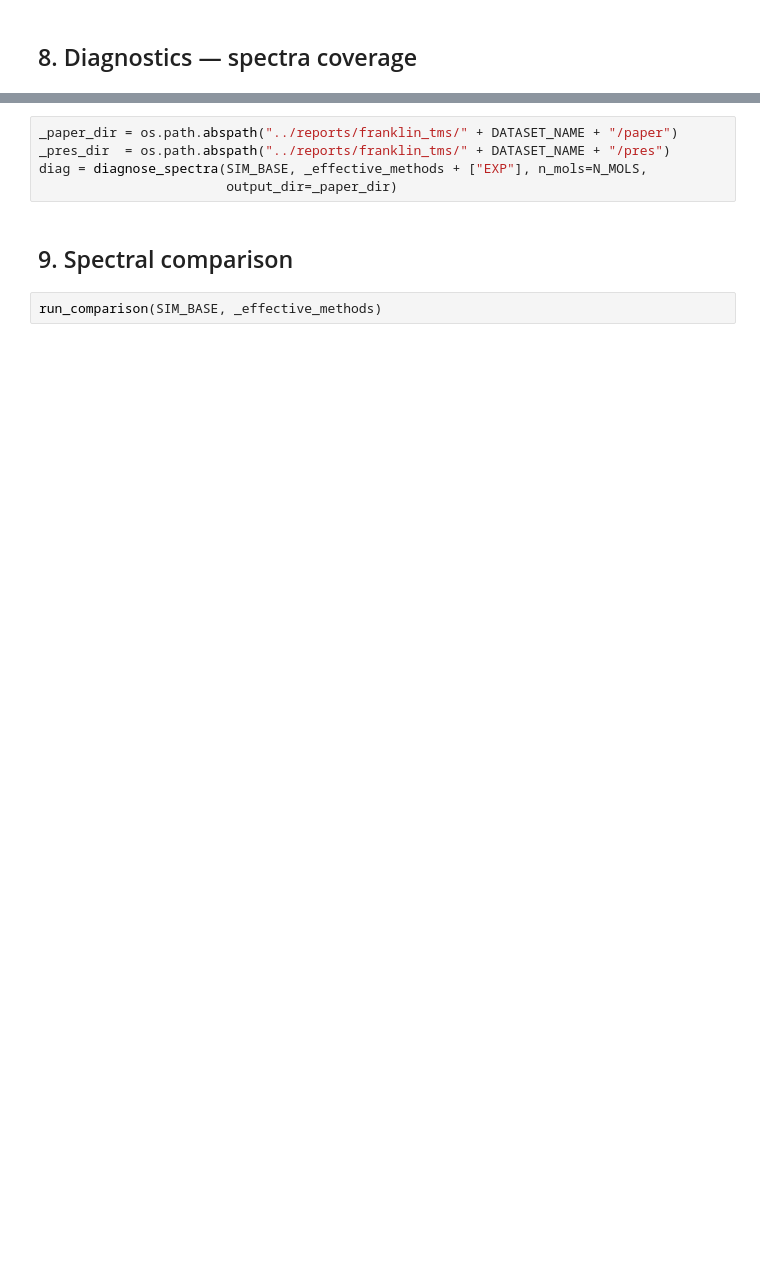
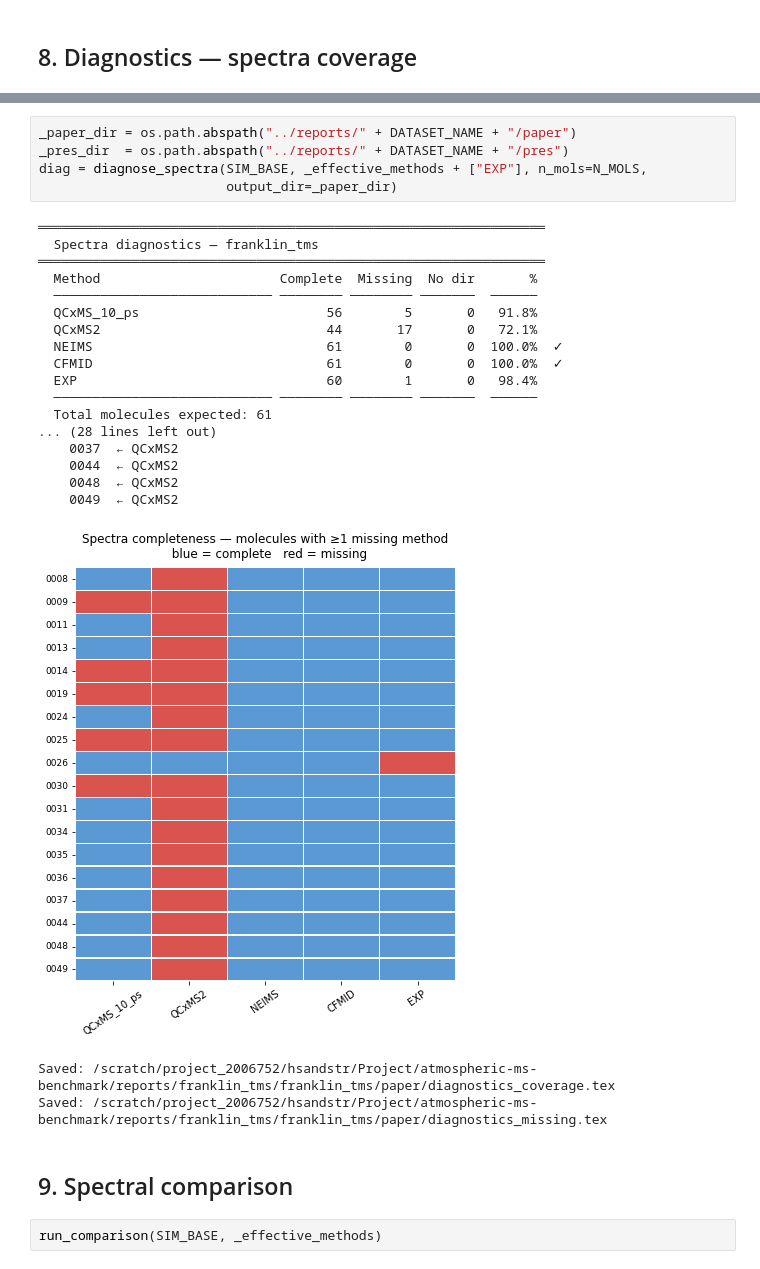
Before and after one commit to hilsan/atmospheric-ms-benchmark, a Jupyter notebook: notebook/2_Franklin_TMS.ipynb, the cells around one changed output, grey strips where cells are left out. Cells and saved outputs as stored; diff of their text form; blank space fills up the shorter version.

```diff
--- a/notebook/2_Franklin_TMS.ipynb
+++ b/notebook/2_Franklin_TMS.ipynb
@@ -274,8 +349,29 @@ print(sys.version)
 # %%
-_paper_dir = os.path.abspath("../reports/franklin_tms/" + DATASET_NAME + "/paper")
-_pres_dir  = os.path.abspath("../reports/franklin_tms/" + DATASET_NAME + "/pres")
+_paper_dir = os.path.abspath("../reports/" + DATASET_NAME + "/paper")
+_pres_dir  = os.path.abspath("../reports/" + DATASET_NAME + "/pres")
 diag = diagnose_spectra(SIM_BASE, _effective_methods + ["EXP"], n_mols=N_MOLS,
                         output_dir=_paper_dir)
+# %% [output]
+═════════════════════════════════════════════════════════════════
+  Spectra diagnostics — franklin_tms
+═════════════════════════════════════════════════════════════════
+  Method                       Complete  Missing  No dir       %
+  ──────────────────────────── ──────── ──────── ───────  ──────
+  QCxMS_10_ps                        56        5       0   91.8%
+  QCxMS2                             44       17       0   72.1%
+  NEIMS                              61        0       0  100.0%  ✓
+  CFMID                              61        0       0  100.0%  ✓
+  EXP                                60        1       0   98.4%
+  ──────────────────────────── ──────── ──────── ───────  ──────
+  Total molecules expected: 61
+... (28 lines left out)
+    0037  ← QCxMS2
+    0044  ← QCxMS2
+    0048  ← QCxMS2
+    0049  ← QCxMS2
+[figure, added]
+Saved: /scratch/project_2006752/hsandstr/Project/atmospheric-ms-benchmark/reports/franklin_tms/franklin_tms/paper/diagnostics_coverage.tex
+Saved: /scratch/project_2006752/hsandstr/Project/atmospheric-ms-benchmark/reports/franklin_tms/franklin_tms/paper/diagnostics_missing.tex
 # %% [markdown]
 ## 9. Spectral comparison
 # %%
```
Also changed, not shown: parts of 10 cells of this notebook, 2 other files.
